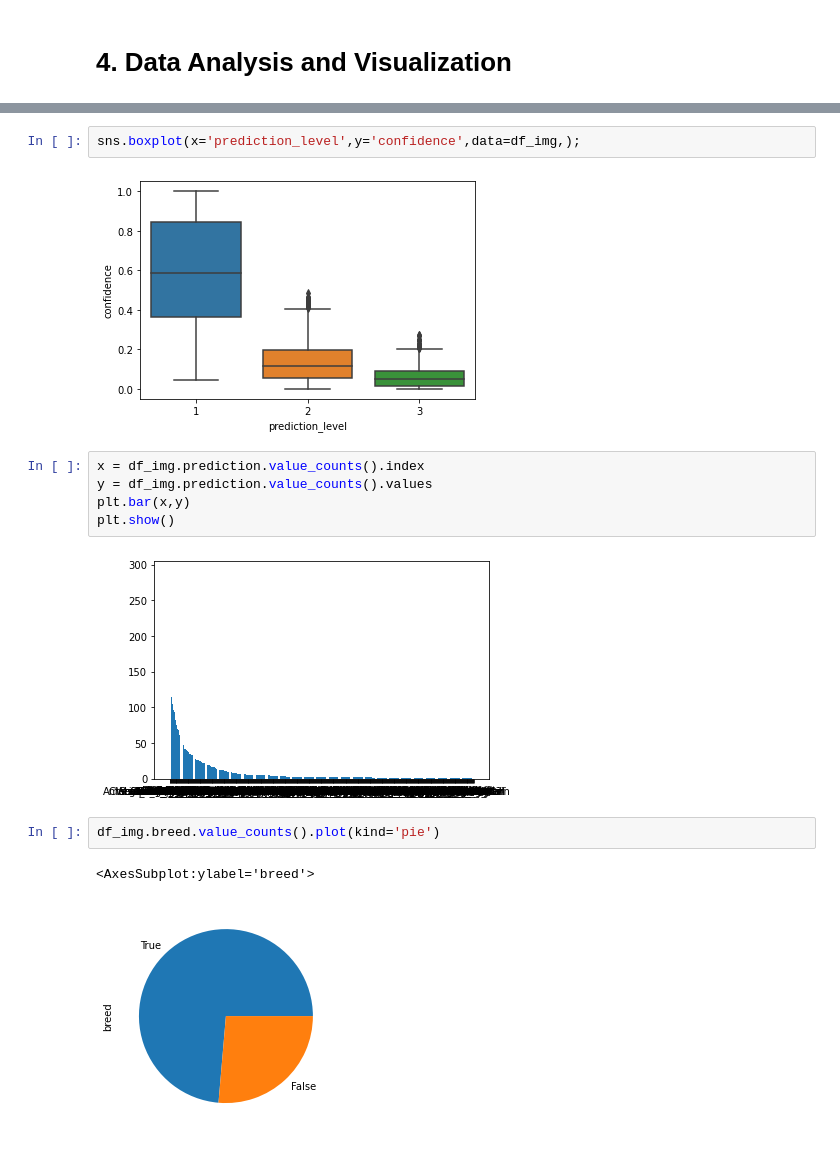
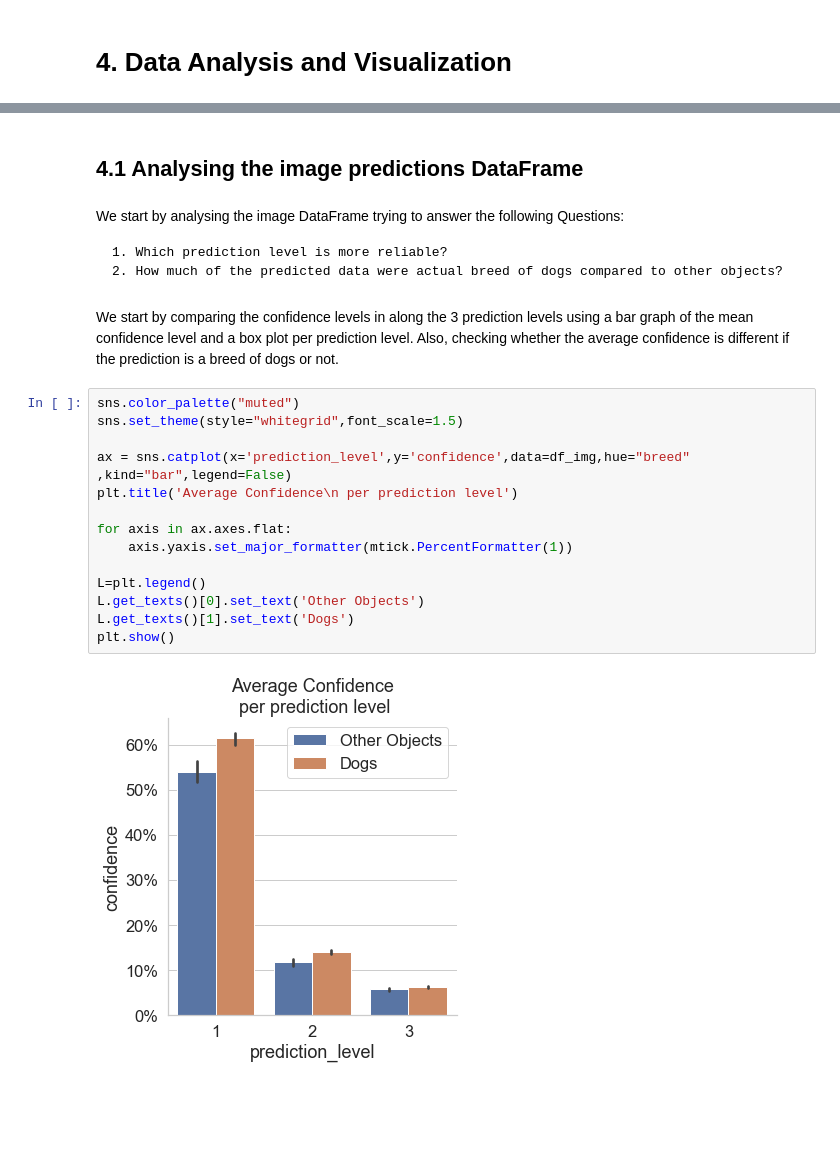
Before and after one commit to omarbassam88/we-rate-dogs, a Jupyter notebook: wrangle_act.ipynb, the cells around one changed output, grey strips where cells are left out. Cells and saved outputs as stored; diff of their text form; blank space fills up the shorter version.

Commit message:
Analysis done

```diff
--- a/wrangle_act.ipynb
+++ b/wrangle_act.ipynb
@@ -846,16 +845,25 @@ plt.show()
-# %%
-sns.boxplot(x='prediction_level',y='confidence',data=df_img,);
-# %% [output]
-[figure, removed]
-# %%
-x = df_img.prediction.value_counts().index
-y = df_img.prediction.value_counts().values
-plt.bar(x,y)
-plt.show()
-# %% [output]
-[figure, removed]
-# %%
-df_img.breed.value_counts().plot(kind='pie')
-# %% [output]
-<AxesSubplot:ylabel='breed'>
-[figure, removed]
+# %% [markdown]
+## 4.1 Analysing the image predictions DataFrame
+# %% [markdown]
+We start by analysing the image DataFrame trying to answer the following Questions:
+
+    1. Which prediction level is more reliable?
+    2. How much of the predicted data were actual breed of dogs compared to other objects?
+# %% [markdown]
+We start by comparing the confidence levels in along the 3 prediction levels using a bar graph of the mean confidence level and a box plot per prediction level. Also, checking whether the average confidence is different if the prediction is a breed of dogs or not.
+# %%
+sns.color_palette("muted")
+sns.set_theme(style="whitegrid",font_scale=1.5)
+
+ax = sns.catplot(x='prediction_level',y='confidence',data=df_img,hue="breed" ,kind="bar",legend=False)
+plt.title('Average Confidence\n per prediction level')
+
+for axis in ax.axes.flat:
+    axis.yaxis.set_major_formatter(mtick.PercentFormatter(1))
+
+L=plt.legend()
+L.get_texts()[0].set_text('Other Objects')
+L.get_texts()[1].set_text('Dogs')
+plt.show()
+# %% [output]
+[figure, added]
```
Also changed, not shown: parts of 39 cells of this notebook, 2 other files.
